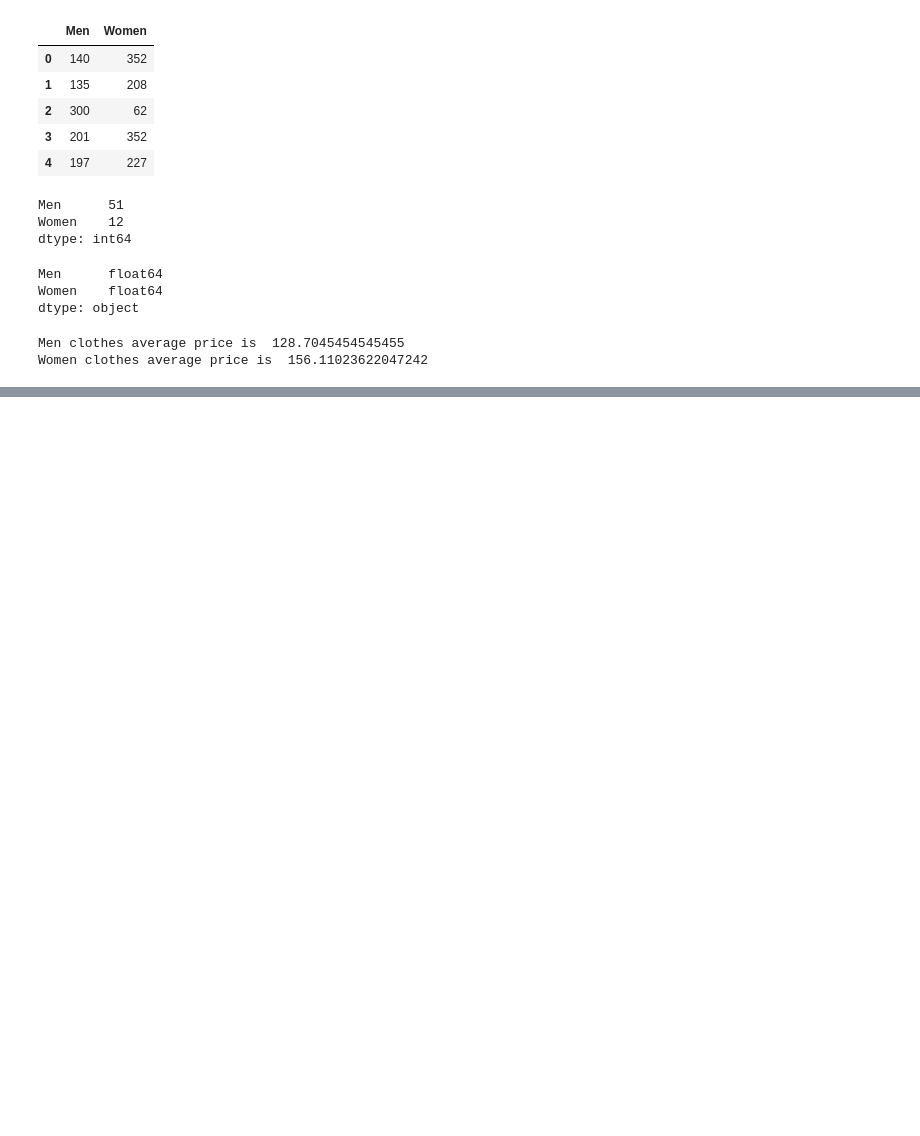
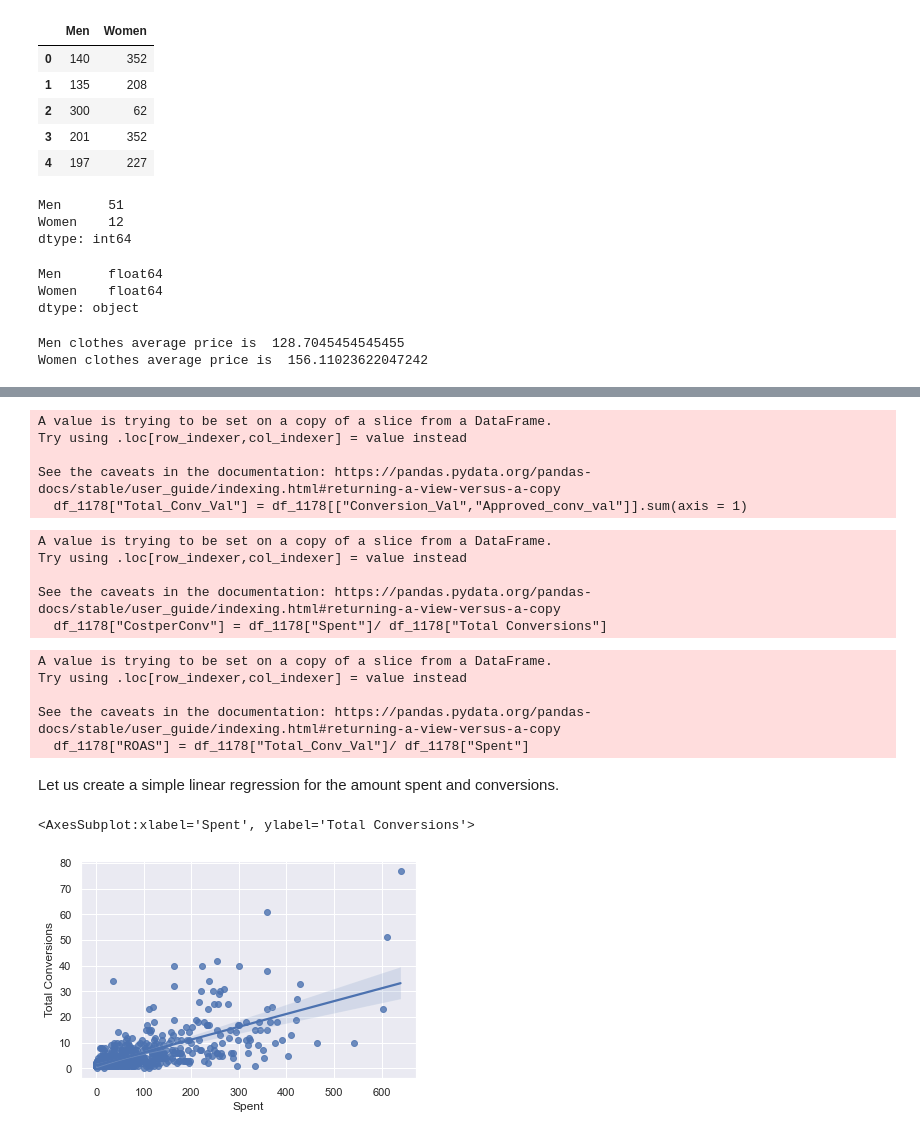
Before and after one commit to ftanveer/Digital-Advertising-ROI-Analysis, a Jupyter notebook: Click Sales Conversion.ipynb, the cells around one changed output, grey strips where cells are left out. Saved outputs shown, nothing was run; the diff lists cells and outputs as text; code cells hidden in the pictures; blank space fills up the shorter version.

```diff
--- a/Click Sales Conversion.ipynb
+++ b/Click Sales Conversion.ipynb
@@ -308,0 +353,2 @@ Women clothes average price is  156.11023622047242
+# %%
+df_1178["Approved_conv_val"] = df_1178.apply(lambda x: approved_conv_val(x,x["Approved_Conversion"], x["gender"]),axis=1 )
@@ -308,0 +371,31 @@ Women clothes average price is  156.11023622047242
+# %%
+df_1178["Total_Conv_Val"] = df_1178[["Conversion_Val","Approved_conv_val"]].sum(axis = 1)
+# %% [output]
+A value is trying to be set on a copy of a slice from a DataFrame.
+Try using .loc[row_indexer,col_indexer] = value instead
+
+See the caveats in the documentation: https://pandas.pydata.org/pandas-docs/stable/user_guide/indexing.html#returning-a-view-versus-a-copy
+  df_1178["Total_Conv_Val"] = df_1178[["Conversion_Val","Approved_conv_val"]].sum(axis = 1)
+# %%
+df_1178["CostperConv"] = df_1178["Spent"]/ df_1178["Total Conversions"]
+# %% [output]
+A value is trying to be set on a copy of a slice from a DataFrame.
+Try using .loc[row_indexer,col_indexer] = value instead
+
+See the caveats in the documentation: https://pandas.pydata.org/pandas-docs/stable/user_guide/indexing.html#returning-a-view-versus-a-copy
+  df_1178["CostperConv"] = df_1178["Spent"]/ df_1178["Total Conversions"]
+# %%
+df_1178["ROAS"] = df_1178["Total_Conv_Val"]/ df_1178["Spent"]
+# %% [output]
+A value is trying to be set on a copy of a slice from a DataFrame.
+Try using .loc[row_indexer,col_indexer] = value instead
+
+See the caveats in the documentation: https://pandas.pydata.org/pandas-docs/stable/user_guide/indexing.html#returning-a-view-versus-a-copy
+  df_1178["ROAS"] = df_1178["Total_Conv_Val"]/ df_1178["Spent"]
+# %% [markdown]
+Let us create a simple linear regression for the amount spent and conversions.
+# %%
+sns.regplot(x='Spent',y="Total Conversions", data = df_1178)
+# %% [output]
+<AxesSubplot:xlabel='Spent', ylabel='Total Conversions'>
+[figure, added]
```
Also changed, not shown: parts of 49 cells of this notebook.
